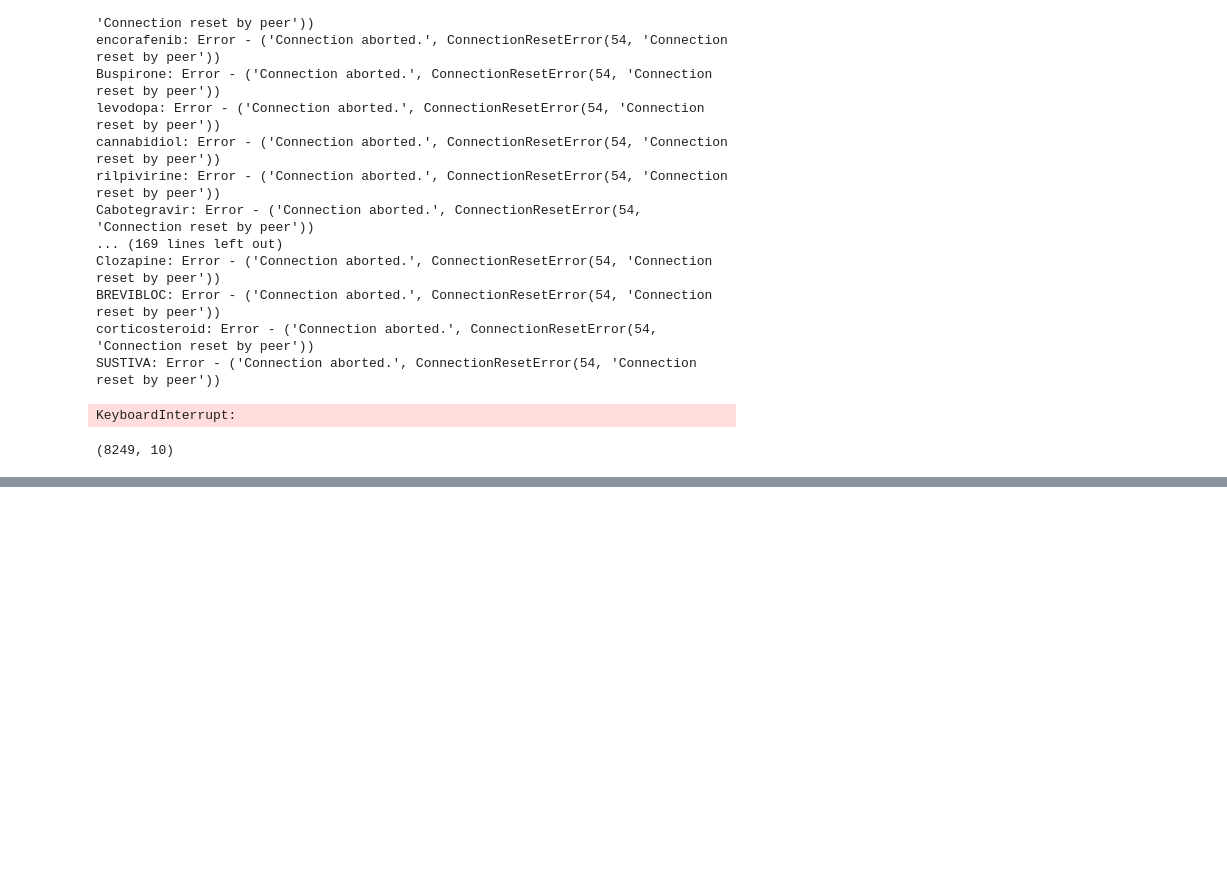
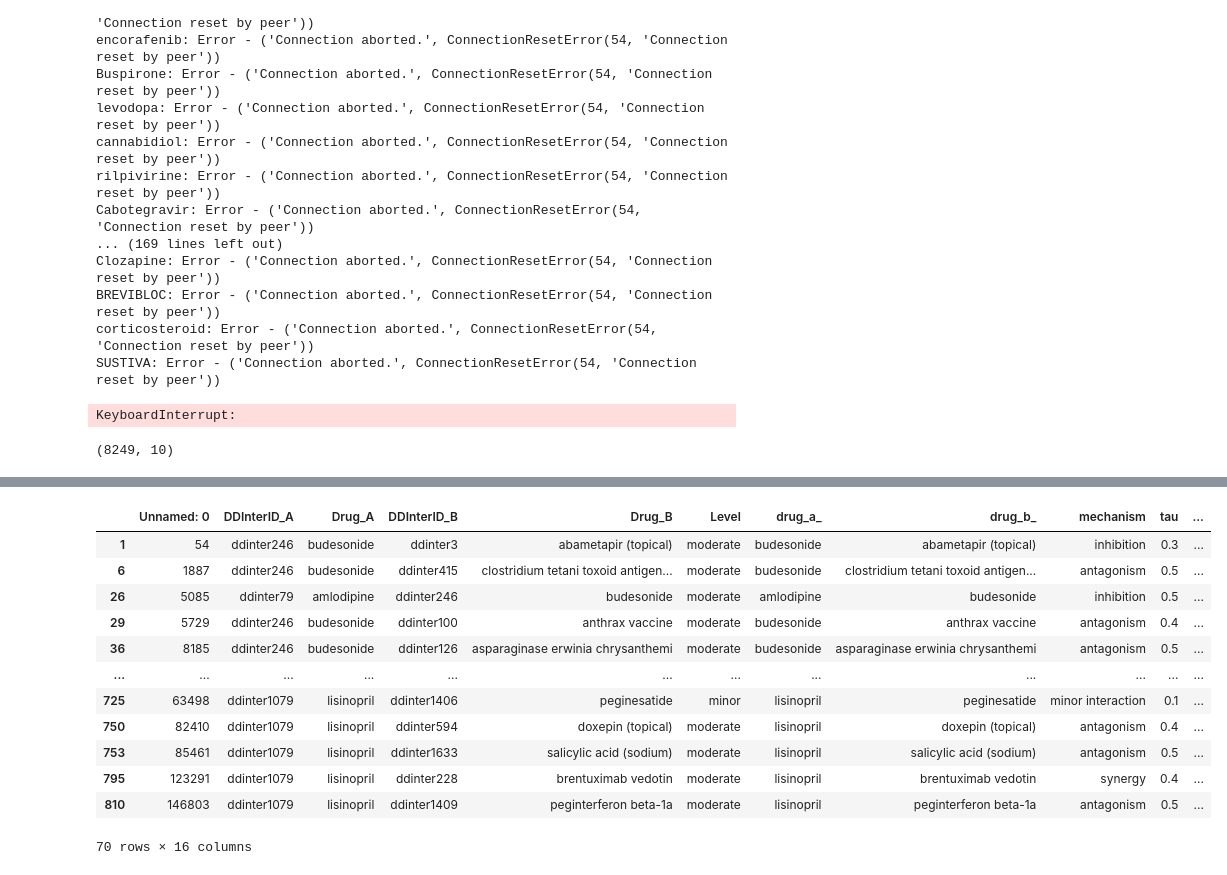
Before and after one commit to raynasser/MediSure, a Jupyter notebook: notebooks/ra | fin.ipynb, the cells around one changed output, grey strips where cells are left out. Saved outputs shown, nothing was run; the diff lists cells and outputs as text; code cells hidden in the pictures; blank space fills up the shorter version.

```diff
--- a/notebooks/ra | fin.ipynb
+++ b/notebooks/ra | fin.ipynb
@@ -396,0 +454,16 @@ fin_fdi.shape
+# %%
+ddi[ddi.Drug_B_InChI == 'Not Found']
+# %% [output]
+|  | Unnamed: 0 | DDInterID_A | Drug_A | DDInterID_B | Drug_B | Level | drug_a_ | drug_b_ | mechanism | tau | ... |
+| 1 | 54 | ddinter246 | budesonide | ddinter3 | abametapir (topical) | moderate | budesonide | abametapir (topical) | inhibition | 0.3 | ... |
+| 6 | 1887 | ddinter246 | budesonide | ddinter415 | clostridium tetani toxoid antigen... | moderate | budesonide | clostridium tetani toxoid antigen... | antagonism | 0.5 | ... |
+| 26 | 5085 | ddinter79 | amlodipine | ddinter246 | budesonide | moderate | amlodipine | budesonide | inhibition | 0.5 | ... |
+| 29 | 5729 | ddinter246 | budesonide | ddinter100 | anthrax vaccine | moderate | budesonide | anthrax vaccine | antagonism | 0.4 | ... |
+| 36 | 8185 | ddinter246 | budesonide | ddinter126 | asparaginase erwinia chrysanthemi | moderate | budesonide | asparaginase erwinia chrysanthemi | antagonism | 0.5 | ... |
+| ... | ... | ... | ... | ... | ... | ... | ... | ... | ... | ... | ... |
+| 725 | 63498 | ddinter1079 | lisinopril | ddinter1406 | peginesatide | minor | lisinopril | peginesatide | minor interaction | 0.1 | ... |
+| 750 | 82410 | ddinter1079 | lisinopril | ddinter594 | doxepin (topical) | moderate | lisinopril | doxepin (topical) | antagonism | 0.4 | ... |
+| 753 | 85461 | ddinter1079 | lisinopril | ddinter1633 | salicylic acid (sodium) | moderate | lisinopril | salicylic acid (sodium) | antagonism | 0.5 | ... |
+| 795 | 123291 | ddinter1079 | lisinopril | ddinter228 | brentuximab vedotin | moderate | lisinopril | brentuximab vedotin | synergy | 0.4 | ... |
+| 810 | 146803 | ddinter1079 | lisinopril | ddinter1409 | peginterferon beta-1a | moderate | lisinopril | peginterferon beta-1a | antagonism | 0.5 | ... |
+70 rows × 16 columns
```
Also changed, not shown: parts of 12 cells of this notebook, 4 other files.
